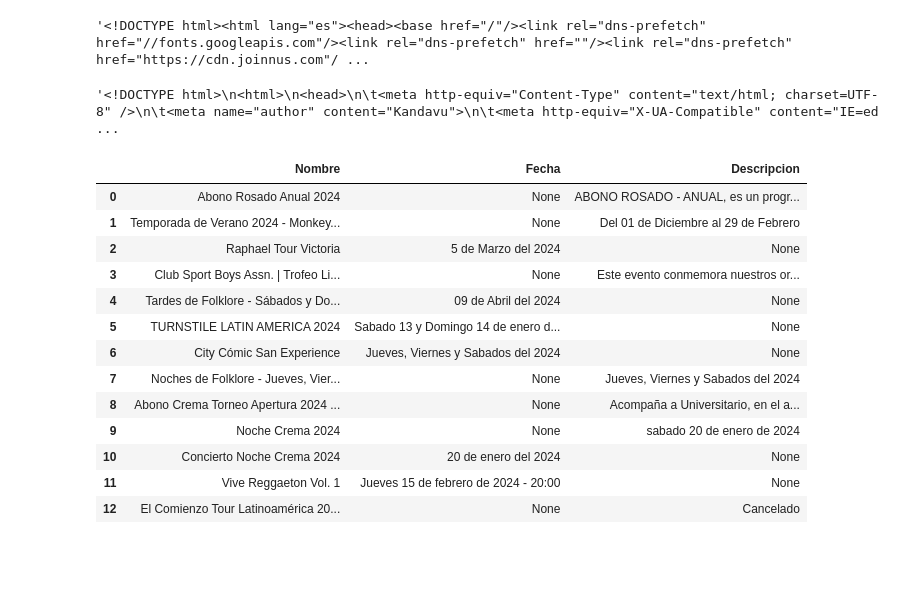
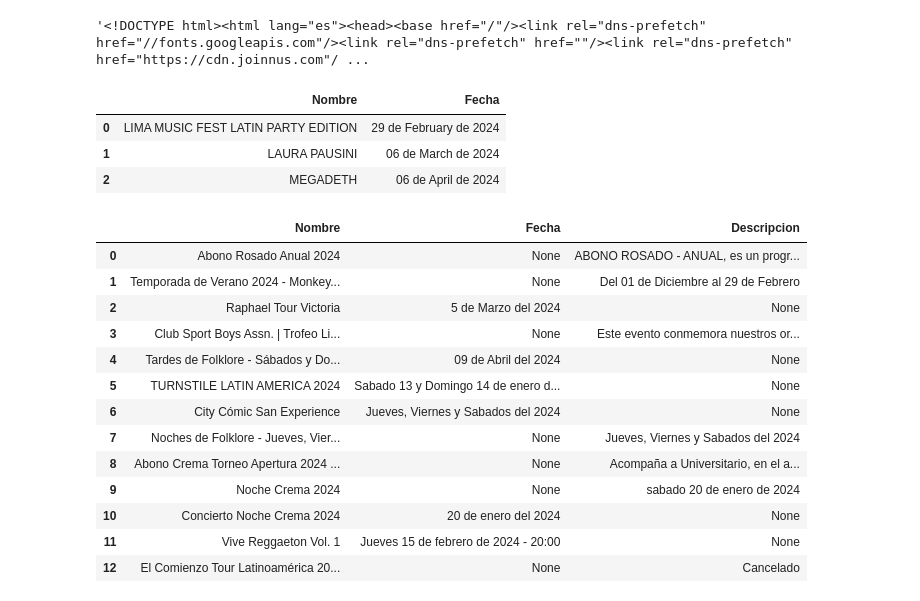
Before and after one commit to PanAcevichado/Web-Scraping-de-diversos-eventos-en-el-Per-, a Jupyter notebook: Scraping.ipynb, the cells around one changed output. Drawn from its saved outputs; the diff is of its cells as text; code cells hidden in the pictures; blank space fills up the shorter version.

Commit message:
Kandavu

```diff
--- a/Scraping.ipynb
+++ b/Scraping.ipynb
@@ -16,11 +36,45 @@ content
 # %%
 #Kandavu
 
 url = "https://www.kandavu.com/"
 response = requests.get(url)
 content = response.text
+soup = bs.BeautifulSoup(content, 'lxml')
+
+names = soup.find_all('h4', class_ = 'g1_title')
+nombres = [h4.text.strip() for h4 in names]
+nombres = nombres[8:11]
+
+date = soup.find_all('time')
+fecha = [time.text.strip() for time in date]
+fecha
+
+data = {'Nombre':nombres, 'Fecha':fecha}
+df = pd.DataFrame(data)
+
+# Función para centrar el texto en el cuerpo y el encabezado
+def centrar_texto(val):
+    return 'text-align: center'
+
+# Aplicar la función al cuerpo del DataFrame
+df_estilizado = df.style.applymap(centrar_texto)
+
+# Función para centrar el encabezado
+def centrar_encabezado(s):
+    return 'text-align: center'
+
+# Aplicar la función al encabezado del DataFrame
+estilos = [dict(selector="th", props=[('text-align', 'center')])]
+
+# Combinar estilos del cuerpo y del encabezado
+df = df_estilizado.set_table_styles(estilos)
+
+df
 # %% [output]
-'<!DOCTYPE html>\n<html>\n<head>\n\t<meta http-equiv="Content-Type" content="text/html; charset=UTF-8" />\n\t<meta name="author" content="Kandavu">\n\t<meta http-equiv="X-UA-Compatible" content="IE=ed ...
+|  | Nombre | Fecha |
+| 0 | LIMA MUSIC FEST LATIN PARTY EDITION | 29 de February de 2024 |
+| 1 | LAURA PAUSINI | 06 de March de 2024 |
+| 2 | MEGADETH | 06 de April de 2024 |
 # %%
 # Ticket Master
 
```
Also changed, not shown: parts of 2 cells of this notebook.
